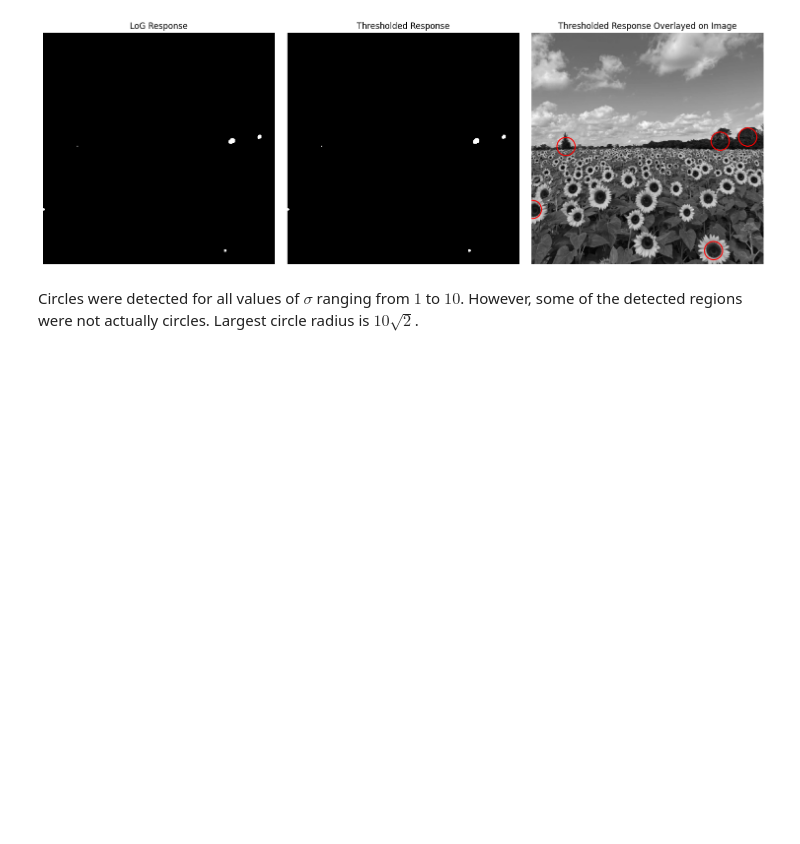
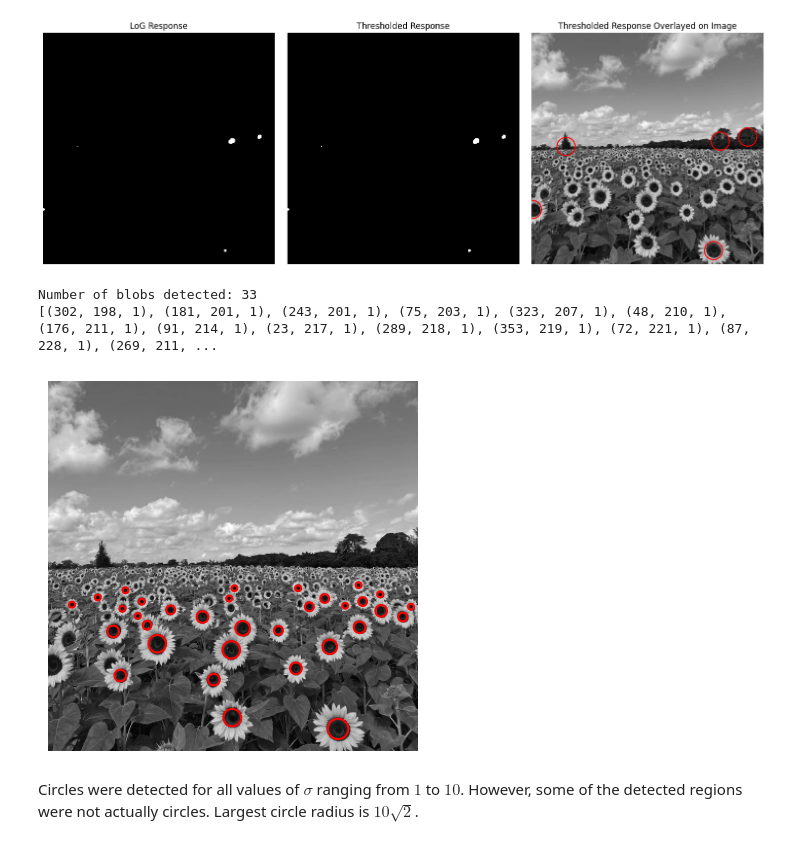
Before and after one commit to pulasthi-u/en3160-assignment02, a Jupyter notebook: code.ipynb, the cells around one changed output. Saved outputs shown, nothing was run; the diff lists cells and outputs as text; code cells hidden in the pictures; blank space fills up the shorter version.

```diff
--- a/code.ipynb
+++ b/code.ipynb
@@ -37,7 +40,7 @@ $$
 
 We now implement the LoG kernel.
 # %%
-def LoG(sigma, k):
+def LoG_kernel(sigma, k):
     k = (k - 1) // 2
 
     X, Y = np.meshgrid(np.arange(-k, k+1), np.arange(-k, k+1))
@@ -116,6 +119,60 @@ def detect_blobs(im, sigma, size, thresh_scale):
 detected_blobs = detect_blobs(im, 10, 10*6 + 1, 0.98)
 # %% [output]
 [figure]
+# %%
+def LoG_scale_space(im, sigmas):
+    # Empty array to store the image at each sigma
+    scale_space = np.zeros((im.shape[0], im.shape[1], len(sigmas)))
+
+    im = im.astype(np.float32) / 255.0
+
+    # Apply LoG at each sigma and append to scale_space
+    for (i, sigma) in enumerate(sigmas):
+        LoG_size = int(6*sigma + 1)
+        log = LoG_kernel(sigma, LoG_size) * (sigma**2) # scale-normalized LoG
+        response = np.square(cv2.filter2D(im, -1, log))
+
+        scale_space[:, :, i] = response
+
+    return scale_space
+
+def local_extrema_3D(V):
+    # v is some 3d volume, a 3d array
+    K = 1 # 2k + 1
+    Y, X, Z = V.shape
+    extrema = []
+    for k in range(K, Z - K):
+        for j in range(K, Y - K):
+            for i in range(K, X - K):
+                cube = V[j - K:j + K + 1, i - K:i + K + 1, k - K:k + K + 1]
+                brightest = np.max(cube[:, :, K])
+                cube_brightest = np.max(cube)
+                # if (brightest < 0.1):
+                #     continue
+                # if (brightest == V[j, i, k]) and (np.count_nonzero(cube[:, :, K] == brightest) == 1) and (cube[K, K, 0] < brightest) and (cube[K, K, 2] < brightest):
+                if (cube_brightest == V[j, i, k]) and (np.count_nonzero(cube == cube_brightest) == 1) and (cube_brightest > 0.1):
+                    extrema.append((i, j, k))
+    return extrema
+
+fig, ax = plt.subplots()
+ax.imshow(im, cmap='gray')
+ax.axis('off')
+
+sigmas = np.arange(1, 12, 1)
+ss = LoG_scale_space(im, sigmas)
+extrema = local_extrema_3D(ss)
+print (f'Number of blobs detected: {len(extrema)}')
+print (extrema)
+
+for extremum in extrema:
+    x, y, k = extremum  # note: (row, col)
+    sigma = sigmas[k]
+    ax.add_patch(plt.Circle((x, y), np.sqrt(2)*sigma, color='red', fill=False, linewidth=1.5))
+plt.show()
+# %% [output]
+Number of blobs detected: 33
+[(302, 198, 1), (181, 201, 1), (243, 201, 1), (75, 203, 1), (323, 207, 1), (48, 210, 1), (176, 211, 1), (91, 214, 1), (23, 217, 1), (289, 218, 1), (353, 219, 1), (72, 221, 1), (87, 228, 1), (269, 211, ...
+[figure, added]
 # %% [markdown]
 Circles were detected for all values of $\sigma$ ranging from $1$ to $10$. However, some of the detected regions were not actually circles. Largest circle radius is $10\sqrt{2}$.
 # %% [markdown]
```
Also changed, not shown: parts of 8 cells of this notebook.
